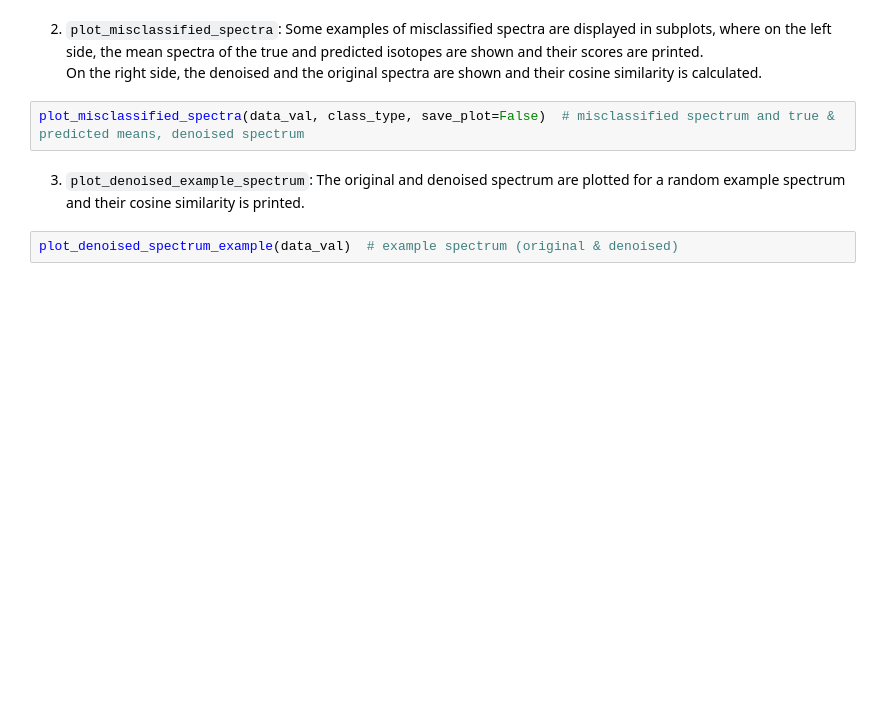
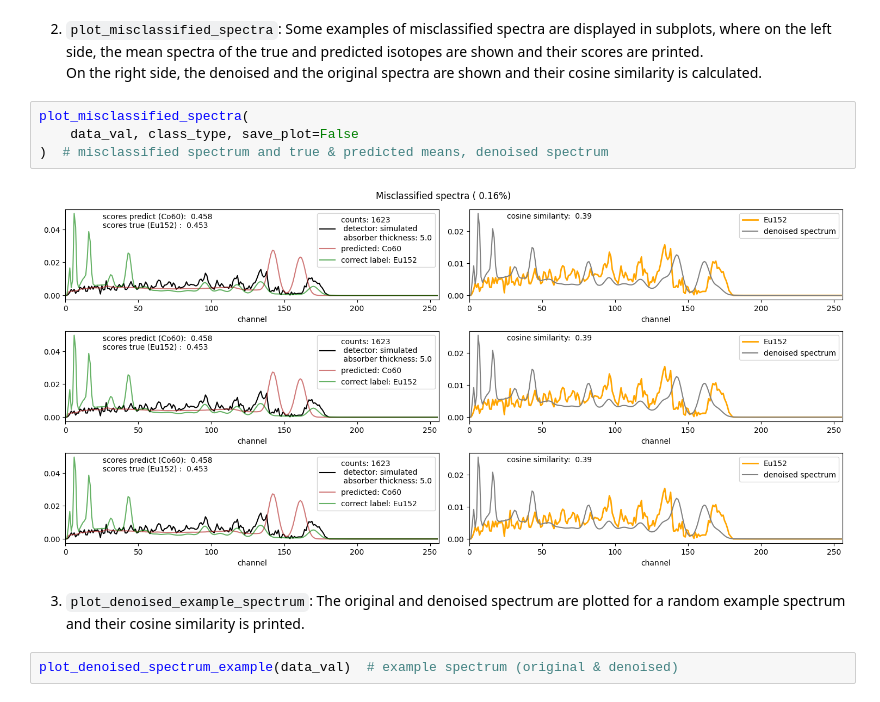
Before and after one commit to Schlavioner/gamma_flow, a Jupyter notebook: 02_model.ipynb, the cells around one changed output. Drawn from its saved outputs; the diff is of its cells as text; blank space fills up the shorter version.

```diff
--- a/02_model.ipynb
+++ b/02_model.ipynb
@@ -123,7 +151,11 @@ plot_confusion_matrix(data_val, class_type, save_plot=False)  # confusion matrix
 2. `plot_misclassified_spectra`: Some examples of misclassified spectra are displayed in subplots, where on the left side, the mean spectra of the true and predicted isotopes are shown and their scores are printed.
 On the right side, the denoised and the original spectra are shown and their cosine similarity is calculated.
 # %%
-plot_misclassified_spectra(data_val, class_type, save_plot=False)  # misclassified spectrum and true & predicted means, denoised spectrum
+plot_misclassified_spectra(
+    data_val, class_type, save_plot=False
+)  # misclassified spectrum and true & predicted means, denoised spectrum
+# %% [output]
+[figure, added]
 # %% [markdown]
 3. `plot_denoised_example_spectrum`: The original and denoised spectrum are plotted for a random example spectrum and their cosine similarity is printed.
 # %%
```
Also changed, not shown: parts of 13 cells of this notebook, 3 other files.
